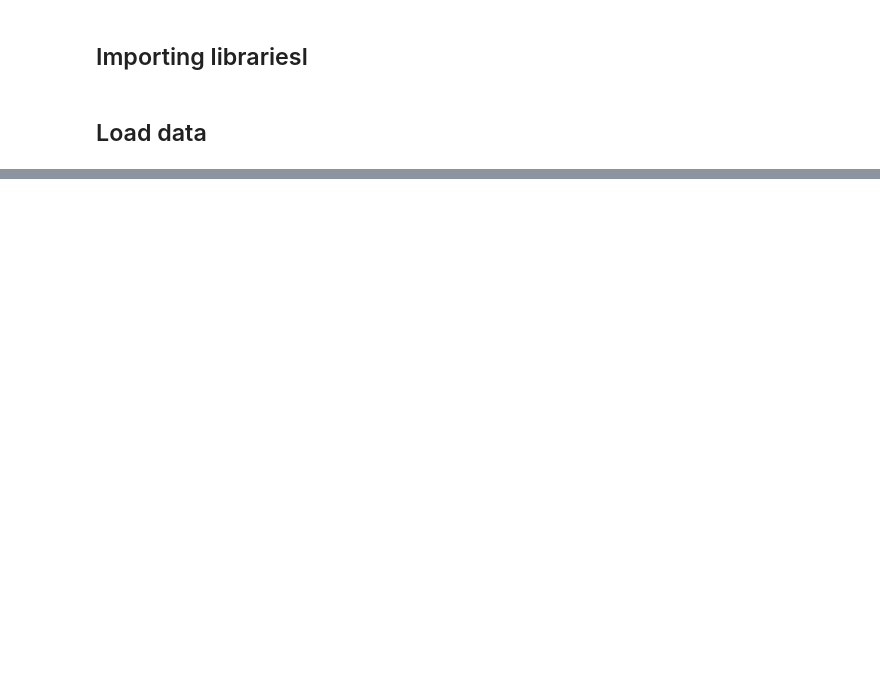
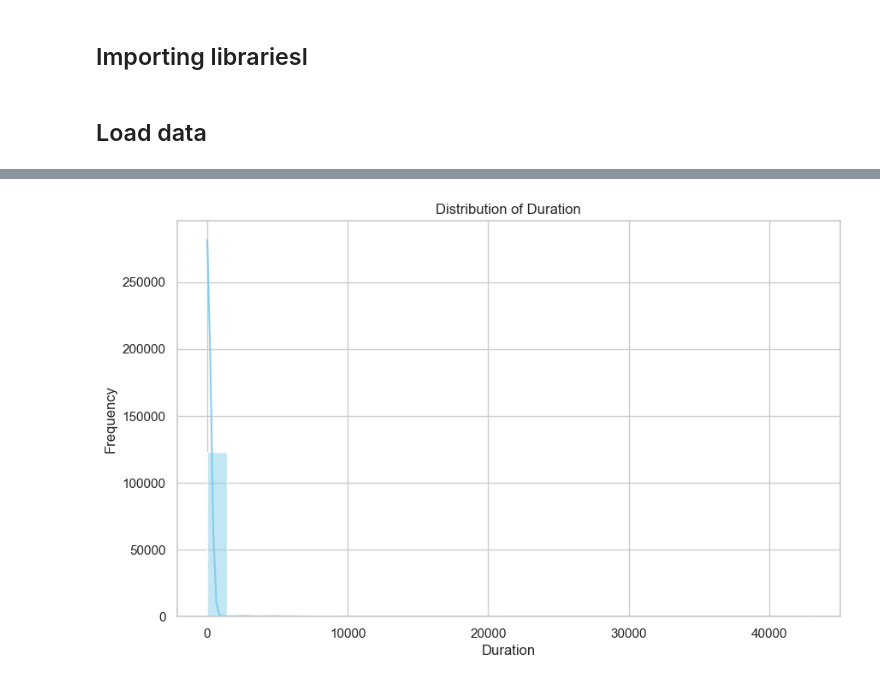
Before and after one commit to rakinplaban/APT_work, a Jupyter notebook: Untitled.ipynb, the cells around one changed output, grey strips where cells are left out. Cells and saved outputs as stored; diff of their text form; code cells hidden in the pictures; blank space fills up the shorter version.

```diff
--- a/Untitled.ipynb
+++ b/Untitled.ipynb
@@ -16,0 +177,18 @@ ValueError: icmp value not in ('tcp', 'udp', " 'icmp'")
+# %%
+# Protocol type
+df['protocol_type'] = df['protocol_type'].astype('category').cat.codes
+
+# Land
+df['land'] = pd.Categorical(df['land'], ['0', '1']).codes
+
+# Is logged in
+df['logged_in'] = pd.Categorical(df['logged_in'], ['0', '1']).codes
+
+# Host logged in
+df['is_host_login'] = pd.Categorical(df['is_host_login'], ['0', '1']).codes
+
+# Guest logged in
+df['is_guest_login'] = pd.Categorical(df['is_guest_login'], ['0', '1']).codes
+
+# Class
+df['class'] = pd.Categorical(df['class'], ['normal', 'anomaly']).codes
@@ -16,0 +205,8 @@ ValueError: icmp value not in ('tcp', 'udp', " 'icmp'")
+# %%
+from sklearn.preprocessing import LabelEncoder
+
+le_service = LabelEncoder()
+df['service'] = le_service.fit_transform(df['service'])
+
+le_flag = LabelEncoder()
+df['flag'] = le_flag.fit_transform(df['flag'])
@@ -16,0 +354,16 @@ ValueError: icmp value not in ('tcp', 'udp', " 'icmp'")
+# %%
+import matplotlib.pyplot as plt
+import seaborn as sns
+
+# Set the style for seaborn
+sns.set(style="whitegrid")
+
+# Plot a histogram for the 'duration' column
+plt.figure(figsize=(10, 6))
+sns.histplot(df['duration'], bins=30, kde=True, color='skyblue')
+plt.title('Distribution of Duration')
+plt.xlabel('Duration')
+plt.ylabel('Frequency')
+plt.show()
+# %% [output]
+[figure, added]
```
Also changed, not shown: parts of 23 cells of this notebook.
